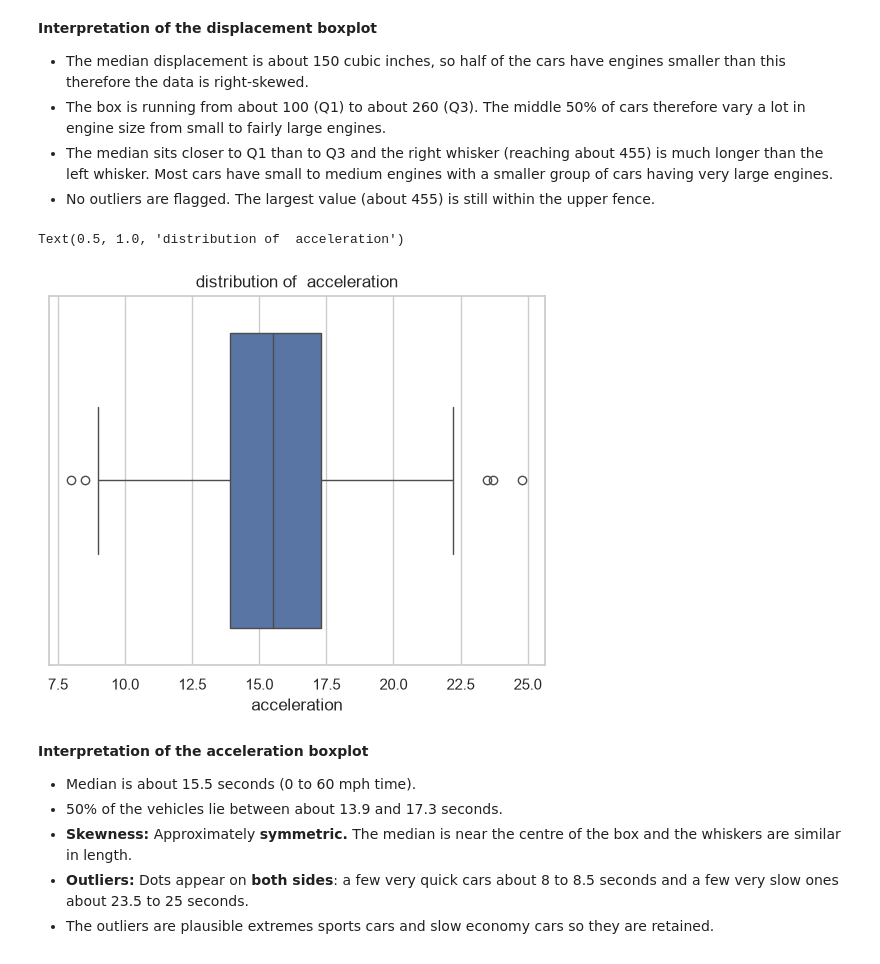
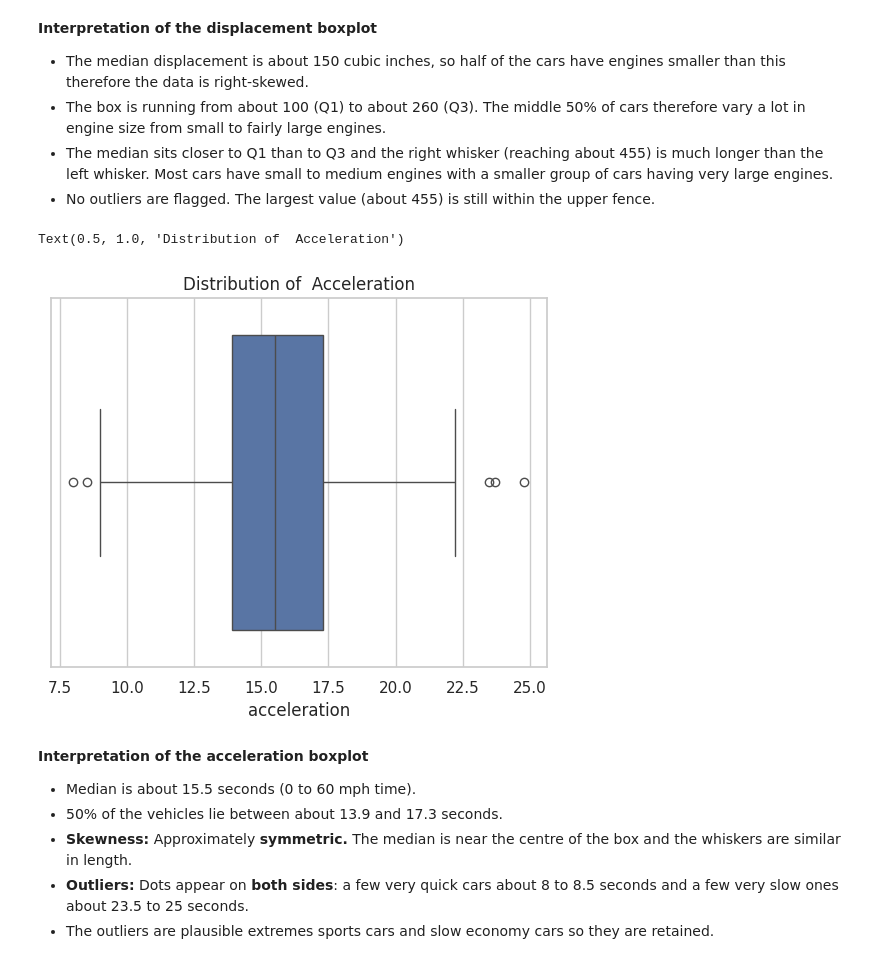
Before and after one commit to Clinton1029/Auto-MPG-Prediction-, a Jupyter notebook: group_(1)_(2).ipynb, the cells around one changed output. Cells and saved outputs as stored; diff of their text form; code cells hidden in the pictures.

```diff
--- a/group_(1)_(2).ipynb
+++ b/group_(1)_(2).ipynb
@@ -732,12 +739,16 @@ Text(0.5, 1.0, 'distribution of  displacement')
 -  The box is running from about 100 (Q1) to about 260 (Q3). The middle 50% of cars therefore vary a lot in engine size from small to fairly large engines.
 - The median sits closer to Q1 than to Q3 and the right whisker (reaching about 455) is much longer than the left whisker. Most cars have small to medium engines with a smaller group of cars having very large engines.
 - No outliers are flagged. The largest value (about 455) is still within the upper fence.
-# %%
-sns.boxplot(data=X_train, x="acceleration")
-plt.title("distribution of  acceleration")
-# %% [output]
-Text(0.5, 1.0, 'distribution of  acceleration')
-[figure, removed]
+# %%
+# Creates a horizontal box plot of the 'acceleration' column from the X_train DataFrame
+# Displays the median, interquartile range (middle 50% of data), whiskers, and any outliers
+sns.boxplot(data=X_train, x="acceleration")
+
+# Adds a title at the top of the plot
+plt.title("Distribution of  Acceleration")
+# %% [output]
+Text(0.5, 1.0, 'Distribution of  Acceleration')
+[figure, added]
 # %% [markdown]
 **Interpretation of the acceleration boxplot**
 
```
Also changed, not shown: parts of 9 cells of this notebook.
